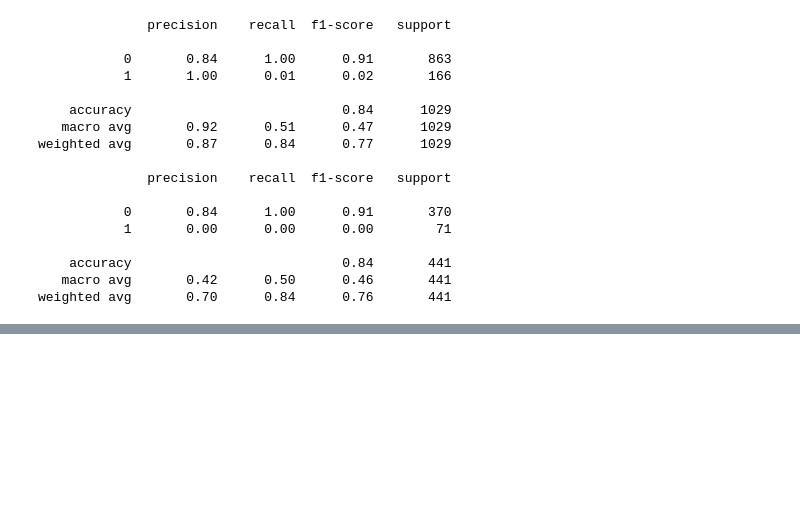
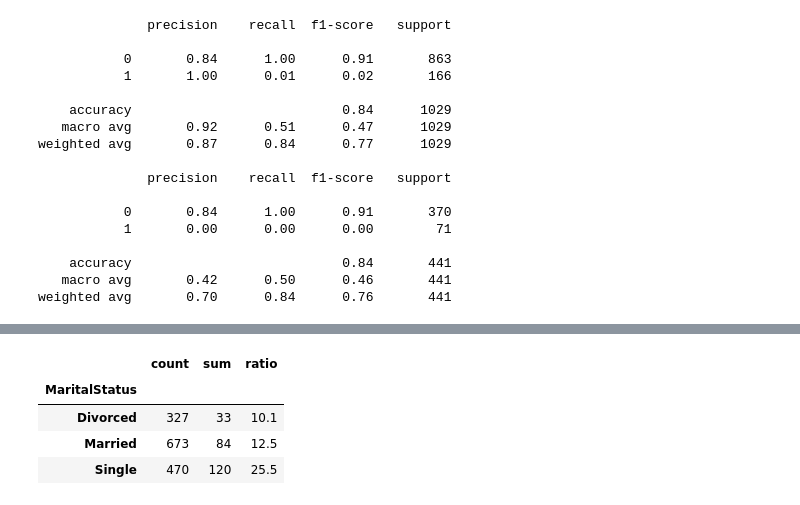
Before and after one commit to Git-Jeong/Machine_Learning, a Jupyter notebook: study/ex_06_선형분류_(직원_이직_예측).ipynb, the cells around one changed output, grey strips where cells are left out. Cells and saved outputs as stored; diff of their text form; code cells hidden in the pictures; blank space fills up the shorter version.

```diff
--- a/study/ex_06_선형분류_(직원_이직_예측).ipynb
+++ b/study/ex_06_선형분류_(직원_이직_예측).ipynb
@@ -617,2 +677,15 @@ weighted avg       0.70      0.84      0.76       441
 # %%
 # 최종 추가 가설을 하나 더 분석
+# 결혼여부에 따른 이직률 비교
+
+df_ma = data[['MaritalStatus', 'Attrition']].groupby('MaritalStatus')['Attrition'].agg(['count', 'sum'])
+df_ma['ratio'] = round(df_ma['sum'] / df_ma['count'] * 100, 1)
+df_ma
+
+# 싱글들의 이직률이 상대적으로 높은 편
+# %% [output]
+|  | count | sum | ratio |
+| MaritalStatus |  |  |  |
+| Divorced | 327 | 33 | 10.1 |
+| Married | 673 | 84 | 12.5 |
+| Single | 470 | 120 | 25.5 |
```
Also changed, not shown: parts of 7 cells of this notebook.
